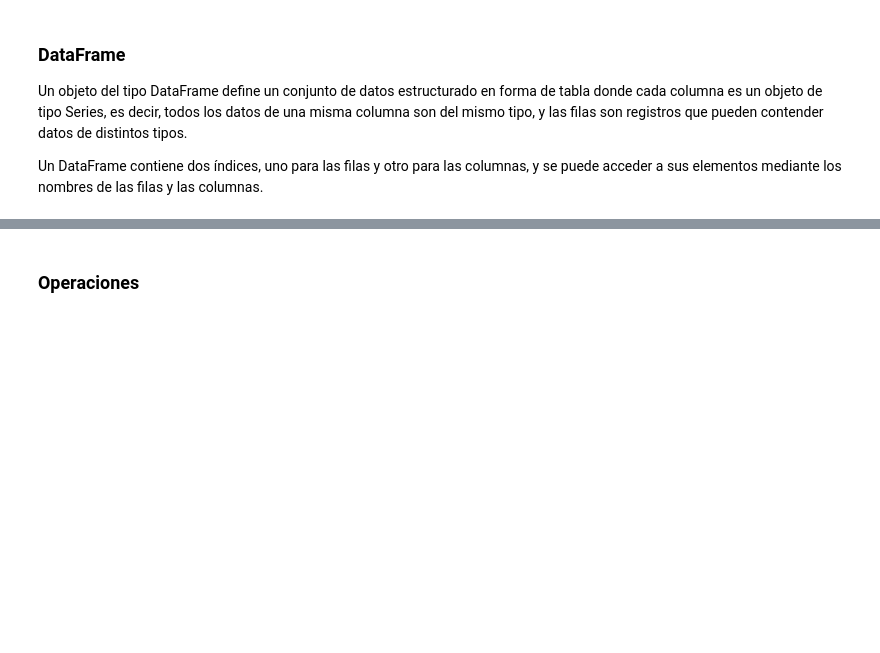
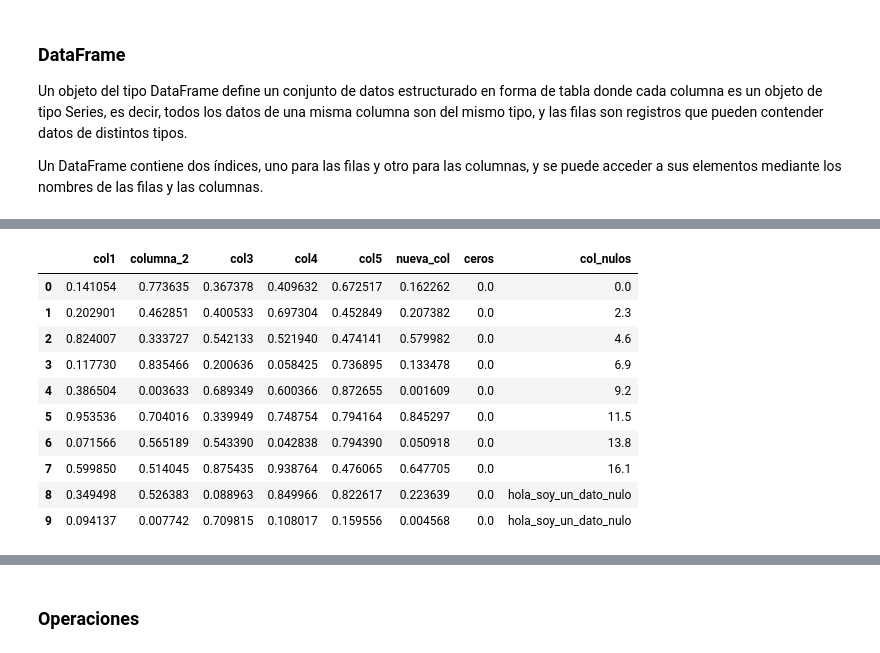
Before and after one commit to Ironhack-Data-Madrid-Agosto-2022/Apuntes-de-clase, a Jupyter notebook: semana_2/1.2 - Intro Pandas.ipynb, the cells around one changed output, grey strips where cells are left out. Saved outputs shown, nothing was run; the diff lists cells and outputs as text; code cells hidden in the pictures; blank space fills up the shorter version.

```diff
--- a/semana_2/1.2 - Intro Pandas.ipynb
+++ b/semana_2/1.2 - Intro Pandas.ipynb
@@ -56,0 +227,4 @@ Un DataFrame contiene dos índices, uno para las filas y otro para las columnas,
+# %%
+df['nueva_col'] = df.col1 * df.columna_2 / df.col5
+
+df.head()
@@ -56,0 +238,4 @@ Un DataFrame contiene dos índices, uno para las filas y otro para las columnas,
+# %%
+df['ceros']= 0.
+
+df.head()
@@ -56,0 +249,7 @@ Un DataFrame contiene dos índices, uno para las filas y otro para las columnas,
+# %%
+lst = [i*2.3 for i in range(8)]
+
+lst.append(None)
+lst.append(None)
+
+lst
@@ -56,0 +267,4 @@ Un DataFrame contiene dos índices, uno para las filas y otro para las columnas,
+# %%
+df['col_nulos'] = lst
+
+df.tail()
@@ -56,0 +296,16 @@ Un DataFrame contiene dos índices, uno para las filas y otro para las columnas,
+# %%
+df = df.fillna('hola_soy_un_dato_nulo')
+
+df
+# %% [output]
+|  | col1 | columna_2 | col3 | col4 | col5 | nueva_col | ceros | col_nulos |
+| 0 | 0.141054 | 0.773635 | 0.367378 | 0.409632 | 0.672517 | 0.162262 | 0.0 | 0.0 |
+| 1 | 0.202901 | 0.462851 | 0.400533 | 0.697304 | 0.452849 | 0.207382 | 0.0 | 2.3 |
+| 2 | 0.824007 | 0.333727 | 0.542133 | 0.521940 | 0.474141 | 0.579982 | 0.0 | 4.6 |
+| 3 | 0.117730 | 0.835466 | 0.200636 | 0.058425 | 0.736895 | 0.133478 | 0.0 | 6.9 |
+| 4 | 0.386504 | 0.003633 | 0.689349 | 0.600366 | 0.872655 | 0.001609 | 0.0 | 9.2 |
+| 5 | 0.953536 | 0.704016 | 0.339949 | 0.748754 | 0.794164 | 0.845297 | 0.0 | 11.5 |
+| 6 | 0.071566 | 0.565189 | 0.543390 | 0.042838 | 0.794390 | 0.050918 | 0.0 | 13.8 |
+| 7 | 0.599850 | 0.514045 | 0.875435 | 0.938764 | 0.476065 | 0.647705 | 0.0 | 16.1 |
+| 8 | 0.349498 | 0.526383 | 0.088963 | 0.849966 | 0.822617 | 0.223639 | 0.0 | hola_soy_un_dato_nulo |
+| 9 | 0.094137 | 0.007742 | 0.709815 | 0.108017 | 0.159556 | 0.004568 | 0.0 | hola_soy_un_dato_nulo |
```
Also changed, not shown: parts of 63 cells of this notebook.
